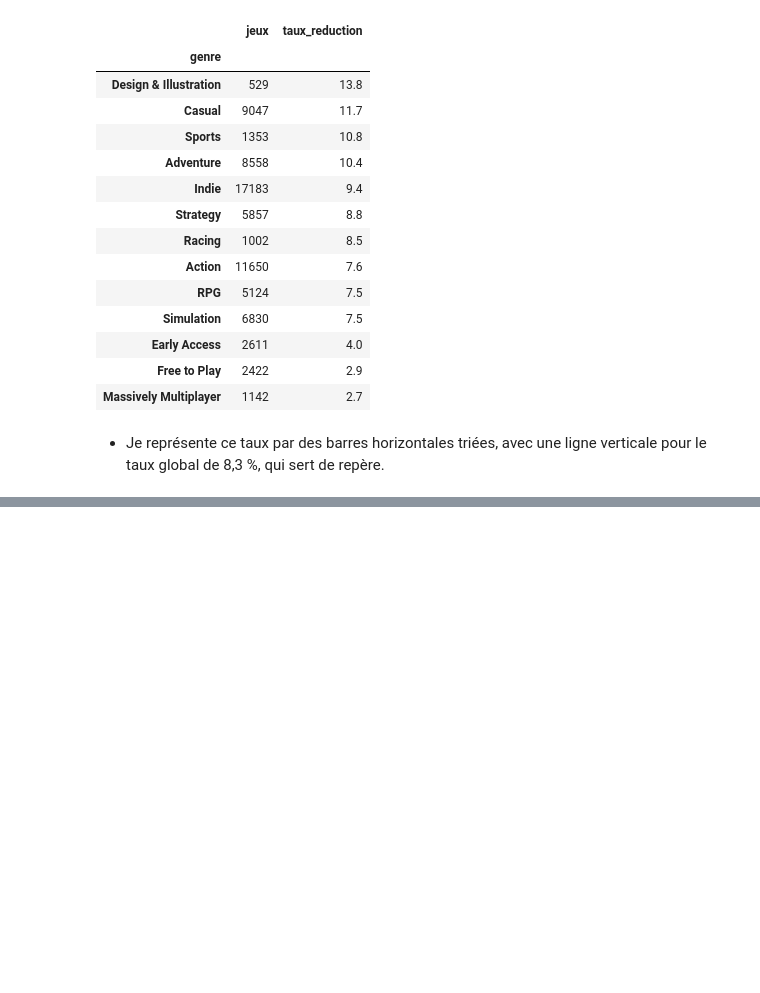
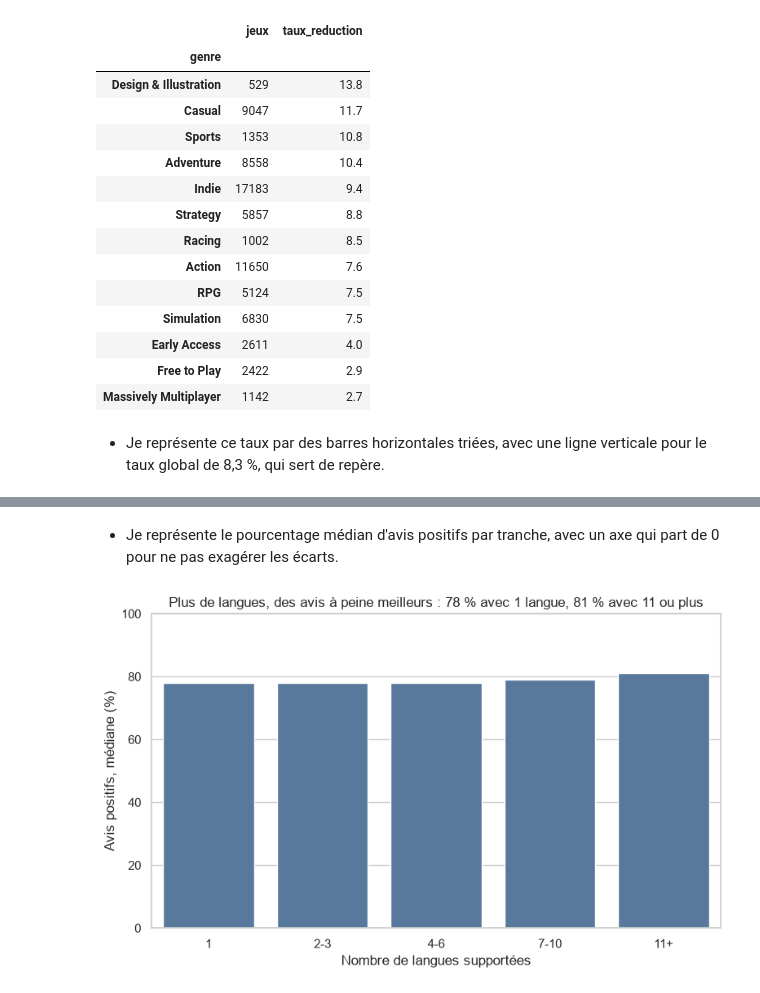
Before and after one commit to Dylan-For-AI/projet-analyse-video-games, a Jupyter notebook: notebooks/03_analyse.ipynb, the cells around one changed output, grey strips where cells are left out. Saved outputs shown, nothing was run; the diff lists cells and outputs as text; code cells hidden in the pictures; blank space fills up the shorter version.

Commit message:
Notebook 03 : question 4 (langues et avis)

```diff
--- a/notebooks/03_analyse.ipynb
+++ b/notebooks/03_analyse.ipynb
@@ -258,0 +265,3 @@ plt.show()
+# %%
+df["nb_langues"] = df["languages"].str.count(",") + 1
+df["nb_langues"].describe()
@@ -258,0 +281,5 @@ plt.show()
+# %%
+extrait = df["all_reviews"].str.extract(r"\((?P<nb>[\d,]+)\),(?:\*,)?- (?P<pct>\d+)% of")
+df["nb_avis"] = pd.to_numeric(extrait["nb"].str.replace(",", "", regex=False))
+df["pct_positif"] = pd.to_numeric(extrait["pct"])
+df["pct_positif"].notna().sum()
@@ -258,0 +301,3 @@ plt.show()
+# %%
+avec_avis = df.dropna(subset=["pct_positif"]).copy()
+avec_avis["pct_positif"].describe().round(1)
@@ -258,0 +316,12 @@ plt.show()
+# %%
+avec_avis["tranche"] = pd.cut(
+    avec_avis["nb_langues"], bins=[0, 1, 3, 6, 10, 50],
+    labels=["1", "2-3", "4-6", "7-10", "11+"],
+)
+par_tranche = avec_avis.groupby("tranche", observed=True).agg(
+    jeux=("pct_positif", "size"),
+    pct_moyen=("pct_positif", "mean"),
+    pct_median=("pct_positif", "median"),
+    avis_median=("nb_avis", "median"),
+).round(1)
+par_tranche
@@ -258,0 +336,16 @@ plt.show()
+# %% [markdown]
+- Je représente le pourcentage médian d'avis positifs par tranche, avec un axe qui part de 0 pour ne pas exagérer les écarts.
+# %%
+fig, ax = plt.subplots(figsize=(9, 5))
+sns.barplot(
+    data=avec_avis, x="tranche", y="pct_positif",
+    estimator="median", errorbar=None, color="#4C78A8", ax=ax,
+)
+ax.set_ylim(0, 100)
+ax.set_title("Plus de langues, des avis à peine meilleurs : 78 % avec 1 langue, 81 % avec 11 ou plus")
+ax.set_xlabel("Nombre de langues supportées")
+ax.set_ylabel("Avis positifs, médiane (%)")
+fig.savefig("../figures/langues_avis.png", dpi=150, bbox_inches="tight")
+plt.show()
+# %% [output]
+[figure, added]
```
Also changed, not shown: parts of 13 cells of this notebook, 1 other file.
